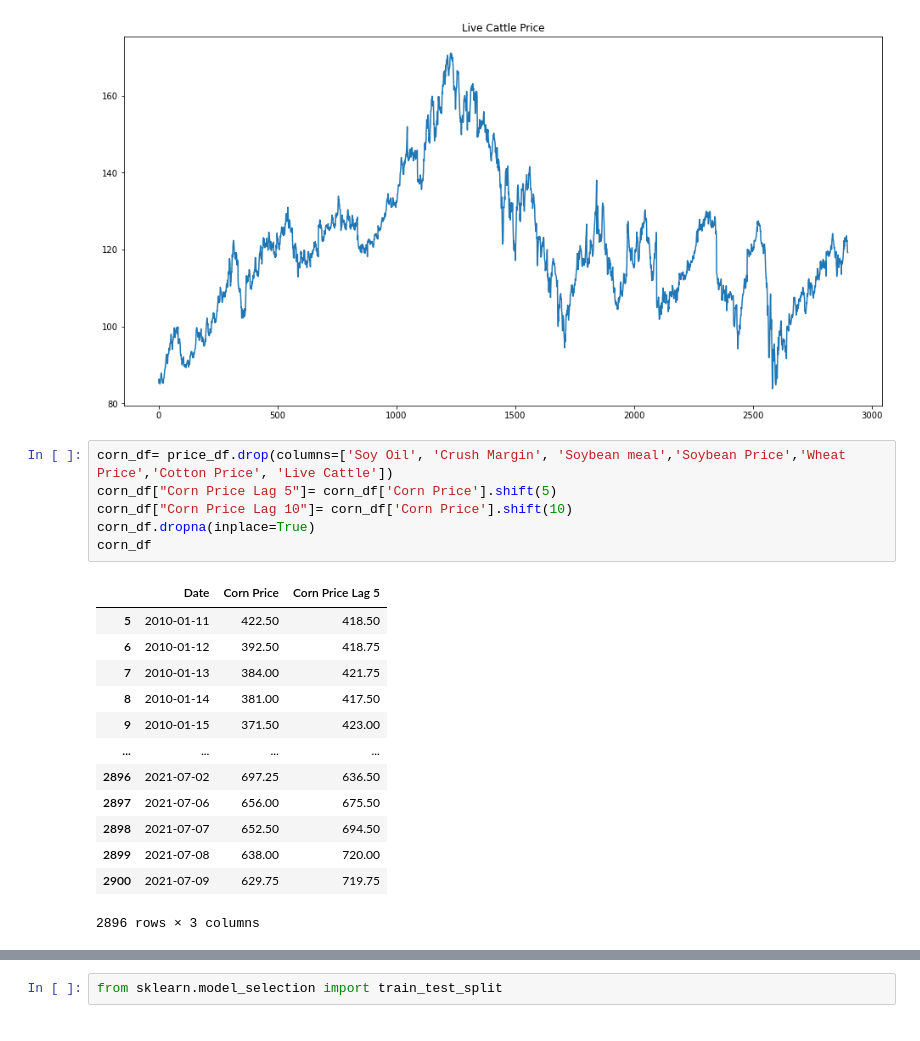
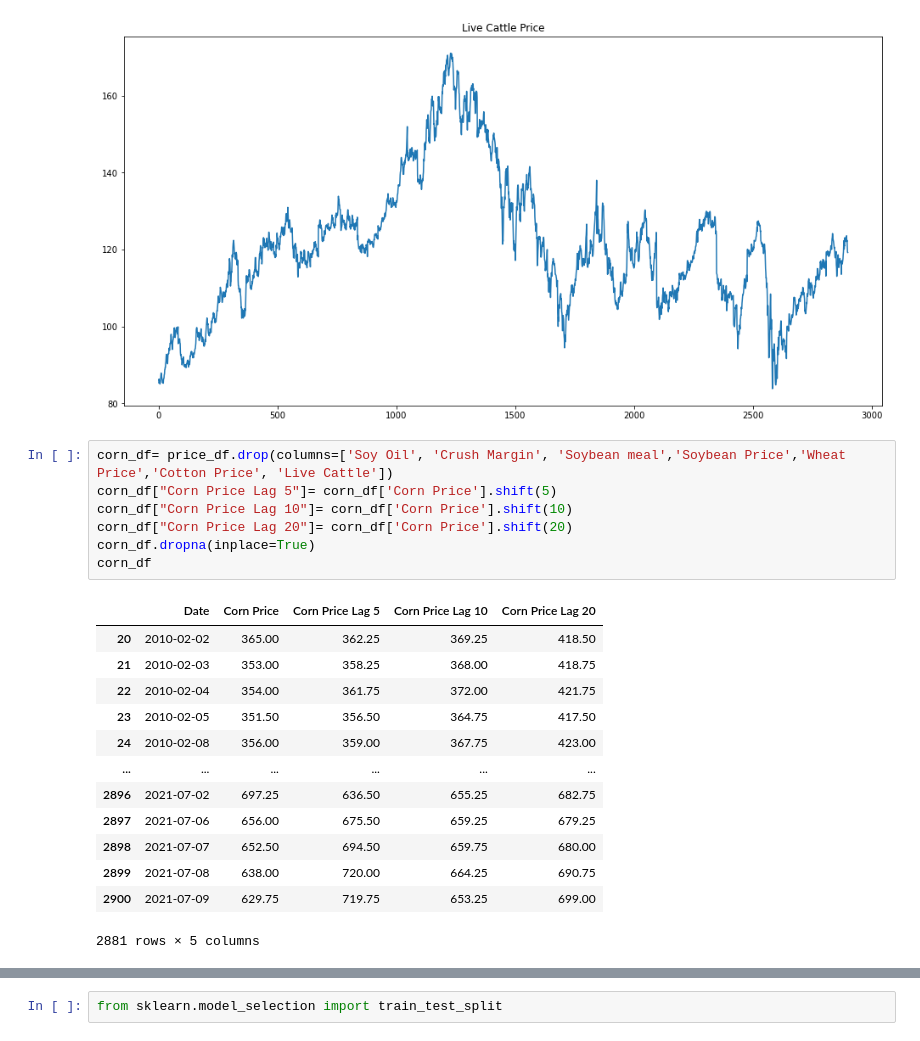
Before and after one commit to FabulousErin/Project_2, a Jupyter notebook: Prediction_Price_ML-Time Lag.ipynb, the cells around one changed output, grey strips where cells are left out. Cells and saved outputs as stored; diff of their text form.

Commit message:
price data update

```diff
--- a/Prediction_Price_ML-Time Lag.ipynb
+++ b/Prediction_Price_ML-Time Lag.ipynb
@@ -124,20 +107,21 @@ Text(0.5, 1.0, 'Live Cattle Price')
 # %%
 corn_df= price_df.drop(columns=['Soy Oil', 'Crush Margin', 'Soybean meal','Soybean Price','Wheat Price','Cotton Price', 'Live Cattle'])
 corn_df["Corn Price Lag 5"]= corn_df['Corn Price'].shift(5)
 corn_df["Corn Price Lag 10"]= corn_df['Corn Price'].shift(10)
+corn_df["Corn Price Lag 20"]= corn_df['Corn Price'].shift(20)
 corn_df.dropna(inplace=True)
 corn_df
 # %% [output]
-|  | Date | Corn Price | Corn Price Lag 5 |
-| 5 | 2010-01-11 | 422.50 | 418.50 |
-| 6 | 2010-01-12 | 392.50 | 418.75 |
-| 7 | 2010-01-13 | 384.00 | 421.75 |
-| 8 | 2010-01-14 | 381.00 | 417.50 |
-| 9 | 2010-01-15 | 371.50 | 423.00 |
-| ... | ... | ... | ... |
-| 2896 | 2021-07-02 | 697.25 | 636.50 |
-| 2897 | 2021-07-06 | 656.00 | 675.50 |
-| 2898 | 2021-07-07 | 652.50 | 694.50 |
-| 2899 | 2021-07-08 | 638.00 | 720.00 |
-| 2900 | 2021-07-09 | 629.75 | 719.75 |
+|  | Date | Corn Price | Corn Price Lag 5 | Corn Price Lag 10 | Corn Price Lag 20 |
+| 20 | 2010-02-02 | 365.00 | 362.25 | 369.25 | 418.50 |
+| 21 | 2010-02-03 | 353.00 | 358.25 | 368.00 | 418.75 |
+| 22 | 2010-02-04 | 354.00 | 361.75 | 372.00 | 421.75 |
+| 23 | 2010-02-05 | 351.50 | 356.50 | 364.75 | 417.50 |
+| 24 | 2010-02-08 | 356.00 | 359.00 | 367.75 | 423.00 |
+| ... | ... | ... | ... | ... | ... |
+| 2896 | 2021-07-02 | 697.25 | 636.50 | 655.25 | 682.75 |
+| 2897 | 2021-07-06 | 656.00 | 675.50 | 659.25 | 679.25 |
+| 2898 | 2021-07-07 | 652.50 | 694.50 | 659.75 | 680.00 |
+| 2899 | 2021-07-08 | 638.00 | 720.00 | 664.25 | 690.75 |
+| 2900 | 2021-07-09 | 629.75 | 719.75 | 653.25 | 699.00 |
-2896 rows × 3 columns
+2881 rows × 5 columns
```
Also changed, not shown: parts of 6 cells of this notebook.
